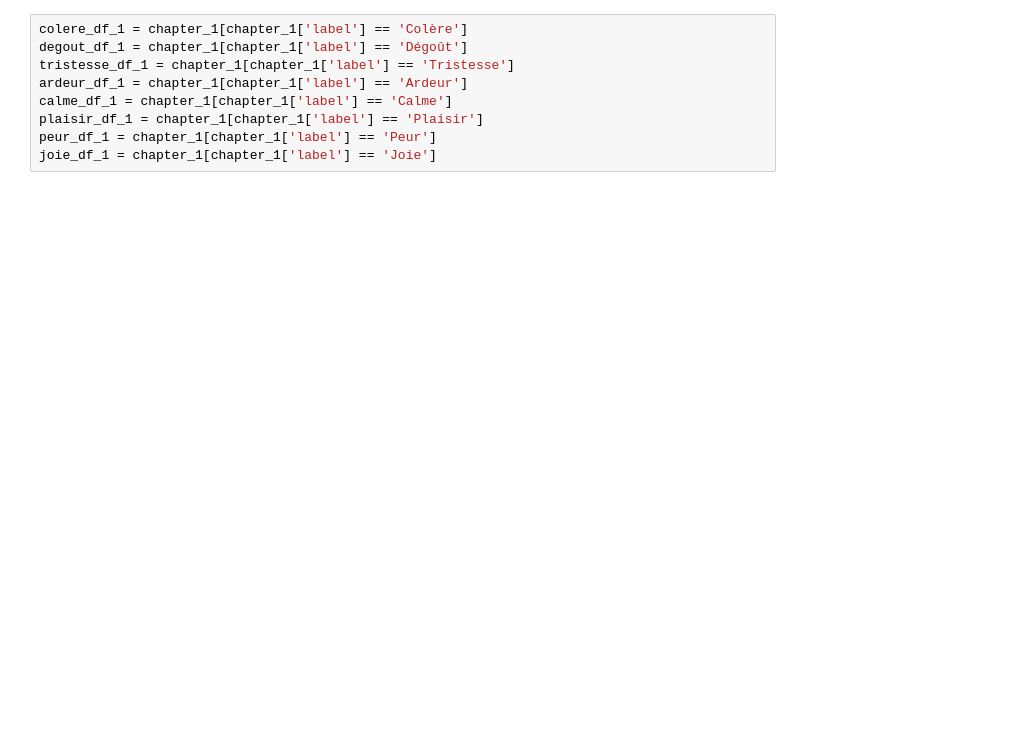
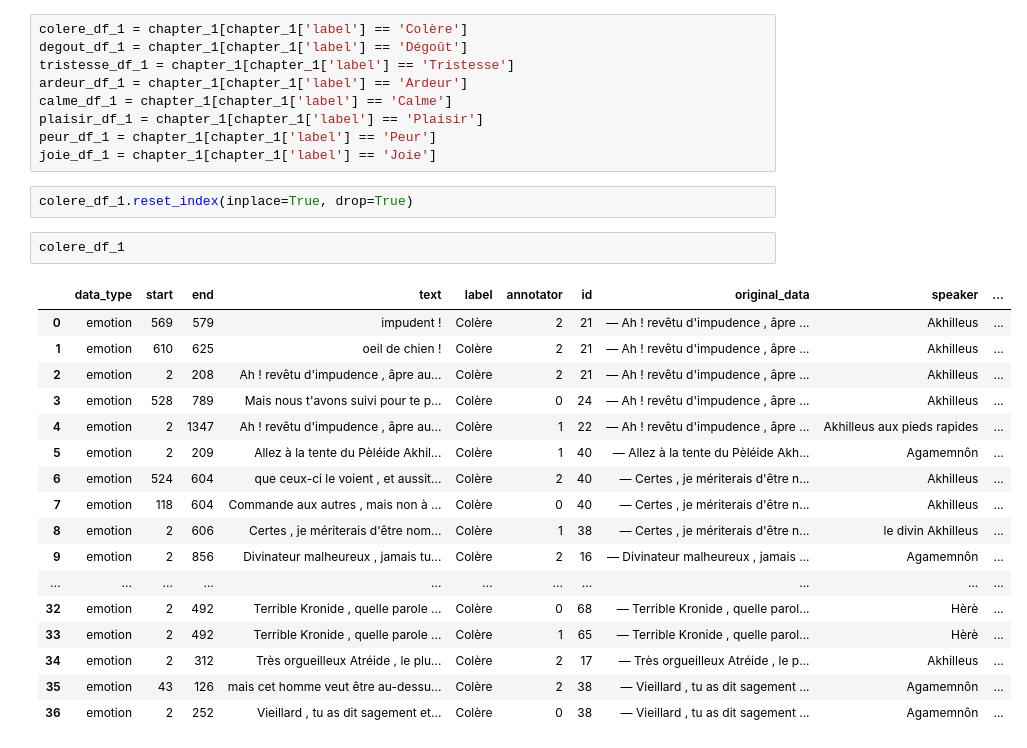
Before and after one commit to dpicca/Homer_Iliad_Dataset, a Jupyter notebook: Dataframes/Data_cleaning.ipynb, the cells around one changed output. Cells and saved outputs as stored; diff of their text form; blank space fills up the shorter version.

```diff
--- a/Dataframes/Data_cleaning.ipynb
+++ b/Dataframes/Data_cleaning.ipynb
@@ -207,3 +226,25 @@ calme_df_1 = chapter_1[chapter_1['label'] == 'Calme']
 plaisir_df_1 = chapter_1[chapter_1['label'] == 'Plaisir']
 peur_df_1 = chapter_1[chapter_1['label'] == 'Peur']
 joie_df_1 = chapter_1[chapter_1['label'] == 'Joie']
+# %%
+colere_df_1.reset_index(inplace=True, drop=True)
+# %%
+colere_df_1
+# %% [output]
+|  | data_type | start | end | text | label | annotator | id | original_data | speaker | ... |
+| 0 | emotion | 569 | 579 | impudent ! | Colère | 2 | 21 | — Ah ! revêtu d'impudence , âpre ... | Akhilleus | ... |
+| 1 | emotion | 610 | 625 | oeil de chien ! | Colère | 2 | 21 | — Ah ! revêtu d'impudence , âpre ... | Akhilleus | ... |
+| 2 | emotion | 2 | 208 | Ah ! revêtu d'impudence , âpre au... | Colère | 2 | 21 | — Ah ! revêtu d'impudence , âpre ... | Akhilleus | ... |
+| 3 | emotion | 528 | 789 | Mais nous t'avons suivi pour te p... | Colère | 0 | 24 | — Ah ! revêtu d'impudence , âpre ... | Akhilleus | ... |
+| 4 | emotion | 2 | 1347 | Ah ! revêtu d'impudence , âpre au... | Colère | 1 | 22 | — Ah ! revêtu d'impudence , âpre ... | Akhilleus aux pieds rapides | ... |
+| 5 | emotion | 2 | 209 | Allez à la tente du Pèléide Akhil... | Colère | 1 | 40 | — Allez à la tente du Pèléide Akh... | Agamemnôn | ... |
+| 6 | emotion | 524 | 604 | que ceux-ci le voient , et aussit... | Colère | 2 | 40 | — Certes , je mériterais d'être n... | Akhilleus | ... |
+| 7 | emotion | 118 | 604 | Commande aux autres , mais non à ... | Colère | 0 | 40 | — Certes , je mériterais d'être n... | Akhilleus | ... |
+| 8 | emotion | 2 | 606 | Certes , je mériterais d'être nom... | Colère | 1 | 38 | — Certes , je mériterais d'être n... | le divin Akhilleus | ... |
+| 9 | emotion | 2 | 856 | Divinateur malheureux , jamais tu... | Colère | 2 | 16 | — Divinateur malheureux , jamais ... | Agamemnôn | ... |
+| ... | ... | ... | ... | ... | ... | ... | ... | ... | ... | ... |
+| 32 | emotion | 2 | 492 | Terrible Kronide , quelle parole ... | Colère | 0 | 68 | — Terrible Kronide , quelle parol... | Hèrè | ... |
+| 33 | emotion | 2 | 492 | Terrible Kronide , quelle parole ... | Colère | 1 | 65 | — Terrible Kronide , quelle parol... | Hèrè | ... |
+| 34 | emotion | 2 | 312 | Très orgueilleux Atréide , le plu... | Colère | 2 | 17 | — Très orgueilleux Atréide , le p... | Akhilleus | ... |
+| 35 | emotion | 43 | 126 | mais cet homme veut être au-dessu... | Colère | 2 | 38 | — Vieillard , tu as dit sagement ... | Agamemnôn | ... |
+| 36 | emotion | 2 | 252 | Vieillard , tu as dit sagement et... | Colère | 0 | 38 | — Vieillard , tu as dit sagement ... | Agamemnôn | ... |
```
Also changed, not shown: parts of 5 cells of this notebook, 9 other files.
